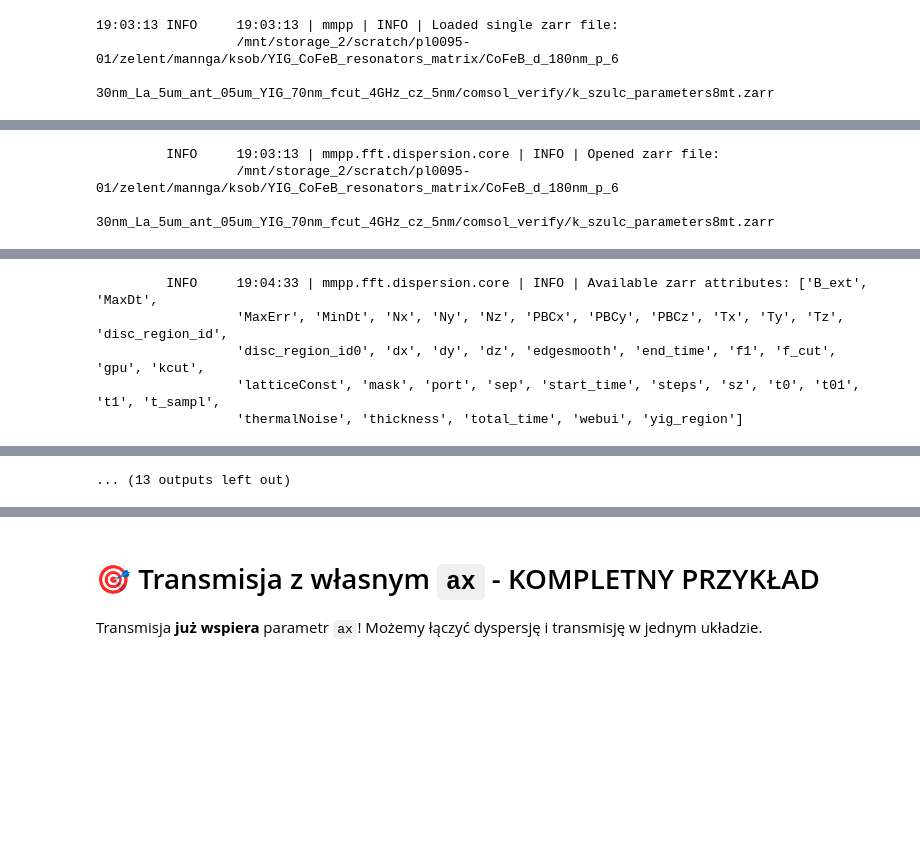
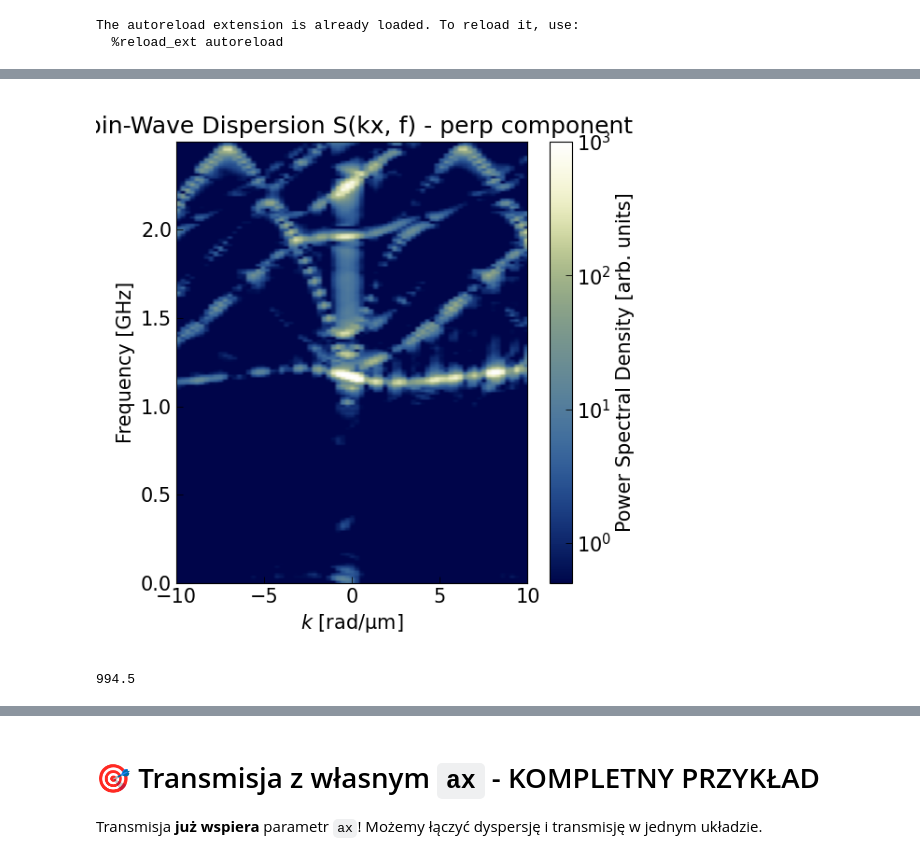
Before and after one commit to MateuszZelent/mmpp, a Jupyter notebook: mmpp/fft/transmission/Untitled-1.ipynb, the cells around one changed output, grey strips where cells are left out. Cells and saved outputs as stored; diff of their text form; code cells hidden in the pictures; blank space fills up the shorter version.

```diff
--- a/mmpp/fft/transmission/Untitled-1.ipynb
+++ b/mmpp/fft/transmission/Untitled-1.ipynb
@@ -29,13 +28,49 @@ job2[0].t_sampl
 7.142857142857143e-11
 # %%
-zarr_path = "/mnt/storage_2/scratch/pl0095-01/zelent/mannga/ksob/YIG_CoFeB_resonators_matrix/CoFeB_d_180nm_p_630nm_La_5um_ant_05um_YIG_70nm_fcut_4GHz_cz_5nm/comsol_verify/k_szulc_parameters8mt.zarr"
-job = mmpp.MMPP(zarr_path, debug=True)
+# 🎯 TEST ULTRA-GENTLE k≈0 COMPRESSION - Delikatne mapowanie strength!
+%load_ext autoreload
+%autoreload 2
+import sys
+modules_to_remove = [name for name in sys.modules if name.startswith('mmpp')]
+for module in modules_to_remove:
+    del sys.modules[module]
+%matplotlib widget
+sys.path.insert(0, '/home/kkingstoun/git/mmpp')
+import mmpp
 
-disp_result = job[0].m_layer[:1194,...].fft.dispersion.filters(
+
+import matplotlib.pyplot as plt
+from matplotlib.colors import LogNorm
+import numpy as np
+
+job = mmpp.MMPP("/mnt/storage_2/scratch/pl0095-01/zelent/mannga/ksob/YIG_CoFeB_resonators_matrix/CoFeB_d_180nm_p_630nm_La_5um_ant_05um_YIG_70nm_fcut_4GHz_cz_5nm/comsol_verify/transmission/final/transmission_k_szulc_parameters8mt_v15_olek_long_dispersion.zarr",debug=False)
+disp_result = job[0].m_resonator[:,...,2].fft.dispersion.filters(
     remove_static=True,
     average=True,
-).compute_1d(axis="x", save_result=True)
+    window="hann_space"
+).compute_1d(axis="x",
+            # save_result=True,
+            force=True,
+            orthogonal_avg_mode="magnetization",
+            flipx=True,
+)
+fig, (ax_left) = plt.subplots(1, 1, figsize=(6, 6), dpi=100, sharey=True)  # 🔑 sharey=True!
+
+job[0].fft.dispersion.plot_result(
+    disp_result,     # Gotowy wynik
+    ax=ax_left,      # Twoje osie
+    # lognorm=True,
+    vmax=1000,
+    trim_0f=None,
+    k0_normalization=0,
+    fmax=2.5,
+    vmin=0.5,
+    colornorm="symlognorm",
+    # add_comsol_points="/mnt/storage_2/scratch/pl0095-01/zelent/mannga/ksob/YIG_CoFeB_resonators_matrix/CoFeB_d_180nm_p_630nm_La_5um_ant_05um_YIG_70nm_fcut_4GHz_cz_5nm/comsol_verify/vortex1_d180_lc470_8mT_A3.7_disp.txt",
+    # comsol_k_col=2,
+    # comsol_f_col=3,
+    # comsol_style={"edgecolors": "white", "s": 20, "alpha": 0.3},
+)
 # %% [output]
-19:03:13 INFO     19:03:13 | mmpp | INFO | Loaded single zarr file:
-                  /mnt/storage_2/scratch/pl0095-01/zelent/mannga/ksob/YIG_CoFeB_resonators_matrix/CoFeB_d_180nm_p_6
-                  30nm_La_5um_ant_05um_YIG_70nm_fcut_4GHz_cz_5nm/comsol_verify/k_szulc_parameters8mt.zarr
+The autoreload extension is already loaded. To reload it, use:
+  %reload_ext autoreload
@@ -49,3 +80,0 @@ disp_result = job[0].m_layer[:1194,...].fft.dispersion.filters(
-         INFO     19:03:13 | mmpp.fft.dispersion.core | INFO | Opened zarr file:
-                  /mnt/storage_2/scratch/pl0095-01/zelent/mannga/ksob/YIG_CoFeB_resonators_matrix/CoFeB_d_180nm_p_6
-                  30nm_La_5um_ant_05um_YIG_70nm_fcut_4GHz_cz_5nm/comsol_verify/k_szulc_parameters8mt.zarr
@@ -59,5 +80,0 @@ disp_result = job[0].m_layer[:1194,...].fft.dispersion.filters(
-         INFO     19:04:33 | mmpp.fft.dispersion.core | INFO | Available zarr attributes: ['B_ext', 'MaxDt',
-                  'MaxErr', 'MinDt', 'Nx', 'Ny', 'Nz', 'PBCx', 'PBCy', 'PBCz', 'Tx', 'Ty', 'Tz', 'disc_region_id',
-                  'disc_region_id0', 'dx', 'dy', 'dz', 'edgesmooth', 'end_time', 'f1', 'f_cut', 'gpu', 'kcut',
-                  'latticeConst', 'mask', 'port', 'sep', 'start_time', 'steps', 'sz', 't0', 't01', 't1', 't_sampl',
-                  'thermalNoise', 'thickness', 'total_time', 'webui', 'yig_region']
@@ -66 +81,5 @@ disp_result = job[0].m_layer[:1194,...].fft.dispersion.filters(
-... (13 outputs left out)
+[figure, added]
+# %%
+1069.0-8*11.50+7*2.50
+# %% [output]
+994.5
```
Also changed, not shown: parts of 74 cells of this notebook, 12 other files.
